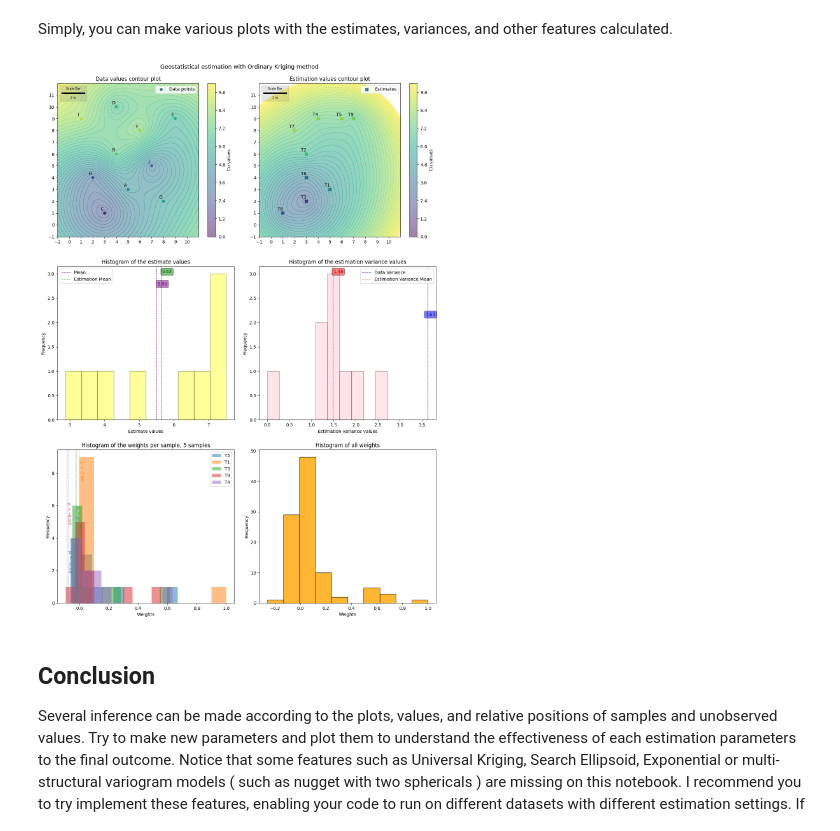
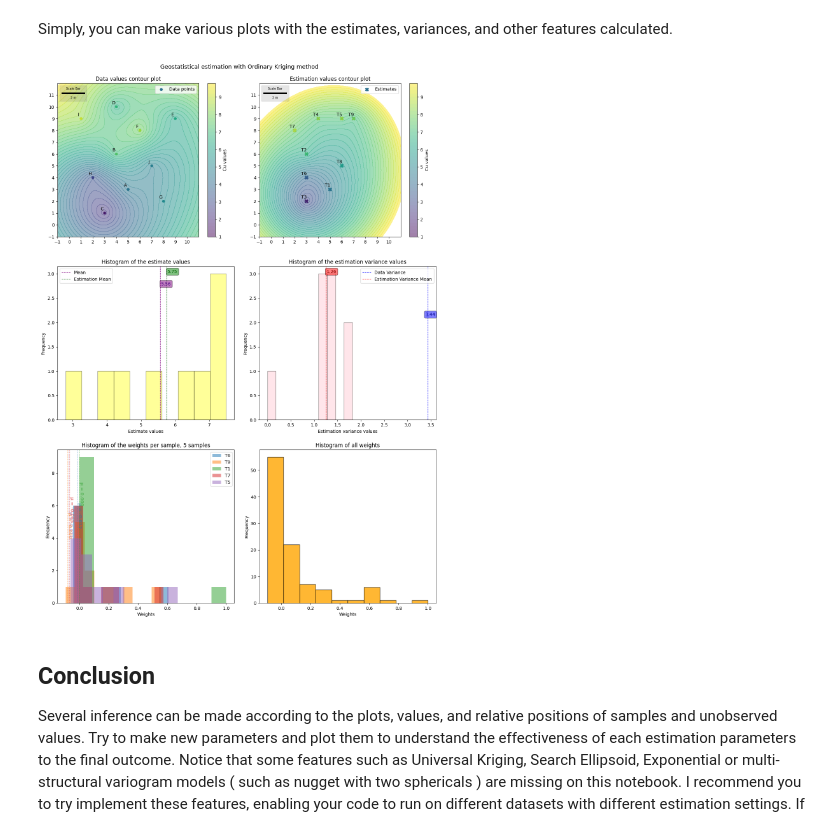
Before and after one commit to kiarash13p/Mineral-Resource-Geology-and-Modelling, a Jupyter notebook: Kriging Solution.ipynb, the cells around one changed output. Saved outputs shown, nothing was run; the diff lists cells and outputs as text; code cells hidden in the pictures.

```diff
--- a/Kriging Solution.ipynb
+++ b/Kriging Solution.ipynb
@@ -235,7 +235,7 @@ targets = load_targets_github()
 #     ('T3', 4, 7),
 # ], dtype=[('ID', '<U2'), ('X', '<f8'), ('Y', '<f8')])
 
-METHOD      =   "SK" #  Select from "OK", "SK" , and "UK" for Universal Kriging
+METHOD      =   "OK" #  Select from "OK", "SK" , and "UK" for Universal Kriging
 VARIABLE    =   "Cu" #  Select variable you want to interpolate
 MEAN        =   None  #  The mean of the variable, in simple kriging, it is the mean of the variable ( or predefined mean ), in ordinary kriging, it is None
 data        =   data_github # You can change this to data_csv or data_handy to use the other datasets
@@ -370,8 +370,8 @@ Following this, values are stored in `gammaexpvalues`
 stepsize    =       1.0 # The lag distance
 steptol     =       0.5 # The tolerance for the lag distance
 steps       =       numpy.arange(0, numpy.ceil(numpy.max(dist)), stepsize)
-mean        =       numpy.mean( data['Cu'] ).round(2) if MEAN is None else MEAN
-variance    =       numpy.var( data['Cu'] ).round(2)
+mean        =       numpy.mean( data['Cu'] ).round(3) if MEAN is None else MEAN
+variance    =       numpy.var( data['Cu'] ).round(3)
 def gamma( step , tol ):
     selection = numpy.where( (dist >= step - tol) & (dist <= step + tol) , diff , 0.0 ) # you can also use np.select instead of np.where
     sum_ = numpy.sum(selection)
@@ -730,7 +730,7 @@ axtopleft.add_artist(scalebar1)
 rbf             =   scipy.interpolate.Rbf(data['X'], data['Y'], data['Cu'], function='linear') # Radial basis function, interpolation for plotting
 meshx, meshy    =   numpy.mgrid[min(data['X'] )-2:max(data['X'] )+2:100j, min(data['Y'] )-2:max(data['Y'] )+2:100j] # j here means number of points, not the imaginary unit
 valz            =   rbf(meshx.ravel(), meshy.ravel()).reshape(meshx.shape)
-levels          =   numpy.arange( 0.0 , max(data['Cu']) + 2.0,0.2)
+levels          =   numpy.arange( numpy.floor(min(numpy.hstack( (data['Cu'],Estimation) ))-1.0) , numpy.ceil(max(numpy.hstack( (data['Cu'],Estimation) ))+1.0),0.25)
 contour         =   axtopleft.contourf(meshx, meshy, valz, alpha=0.5, cmap=viridis , levels=levels)
 fig3.colorbar(contour, ax=axtopleft , label="Cu values")
 axtopleft.legend()
@@ -836,38 +836,38 @@ axbotright.legend()
 # Histogram of the weights
 NUMSAMPLES = 5  # How many samples you want to see in the histogram, you can change this value to see more or less samples
 random_indices = numpy.random.choice( weights.shape[0], size=min(weights.shape[0],NUMSAMPLES), replace=False)
-mupositions = numpy.random.uniform(0.98,0.5,len(random_indices))
+mupositions = numpy.linspace(0.98,0.5,len(random_indices)+1)
 for i , weight_data in enumerate( weights[random_indices] ):
     _ , _ , pols =  axadditional1.hist(numpy.float64(weight_data[3:-1]) if METHOD == "OK" else numpy.float64(weight_data[3:]), bins=10, alpha=0.5 , label = weight_data[0])
     if METHOD == "OK":
         axadditional1.axvline(x=numpy.float64(weight_data[-1]), linestyle='dashed', linewidth=1 , color = pols[0].get_facecolor() )
         min_ylim, max_ylim = axadditional1.get_ylim()
         min_xlim, max_xlim = axadditional1.get_xlim()
         axadditional1.text( float(weight_data[-1]),
                             max_ylim*mupositions[i],
-                            f"μ = {float(weight_data[-1]):.2f}" ,
+                            f"μ = {float(weight_data[-1]):.3f}" ,
                             rotation=-90 ,
                             rotation_mode = 'anchor',
                             color = pols[0].get_facecolor(),
                             verticalalignment = 'bottom' ,
                             horizontalalignment = 'left' ,
                             fontweight = 'bold')
 # axadditional1.set_xlim(numpy.min(numpy.float64(weight_data[3:])),numpy.max(numpy.float64(weight_data[3:])))
 axadditional1.set_xlabel('Weights')
 axadditional1.set_ylabel('Frequency')
 axadditional1.set_title('Histogram of the weights per sample, {n} samples'.format(n=min(weights.shape[0],NUMSAMPLES)))
 axadditional1.legend()
 
 axadditional2.hist(numpy.float64(weights[:,3:].ravel()), bins=10, alpha=0.8 , color = 'orange' , edgecolor='black')
 axadditional2.set_xlabel('Weights')
 axadditional2.set_ylabel('Frequency')
 axadditional2.set_title('Histogram of all weights')
 
 fig3.suptitle( 'Geostatistical estimation with {m} method'.format( m = "Ordinary Kriging" if METHOD=="OK" else "Simple Kriging" if METHOD=="SK" else "Universal Kriging") , fontsize=13)
 fig3.tight_layout(pad=2.0)
 plt.show()
 # %% [output]
-[figure, old version]
+[figure, new version]
 # %% [markdown]
 ## Conclusion
 
```
Also changed, not shown: parts of 16 cells of this notebook.
